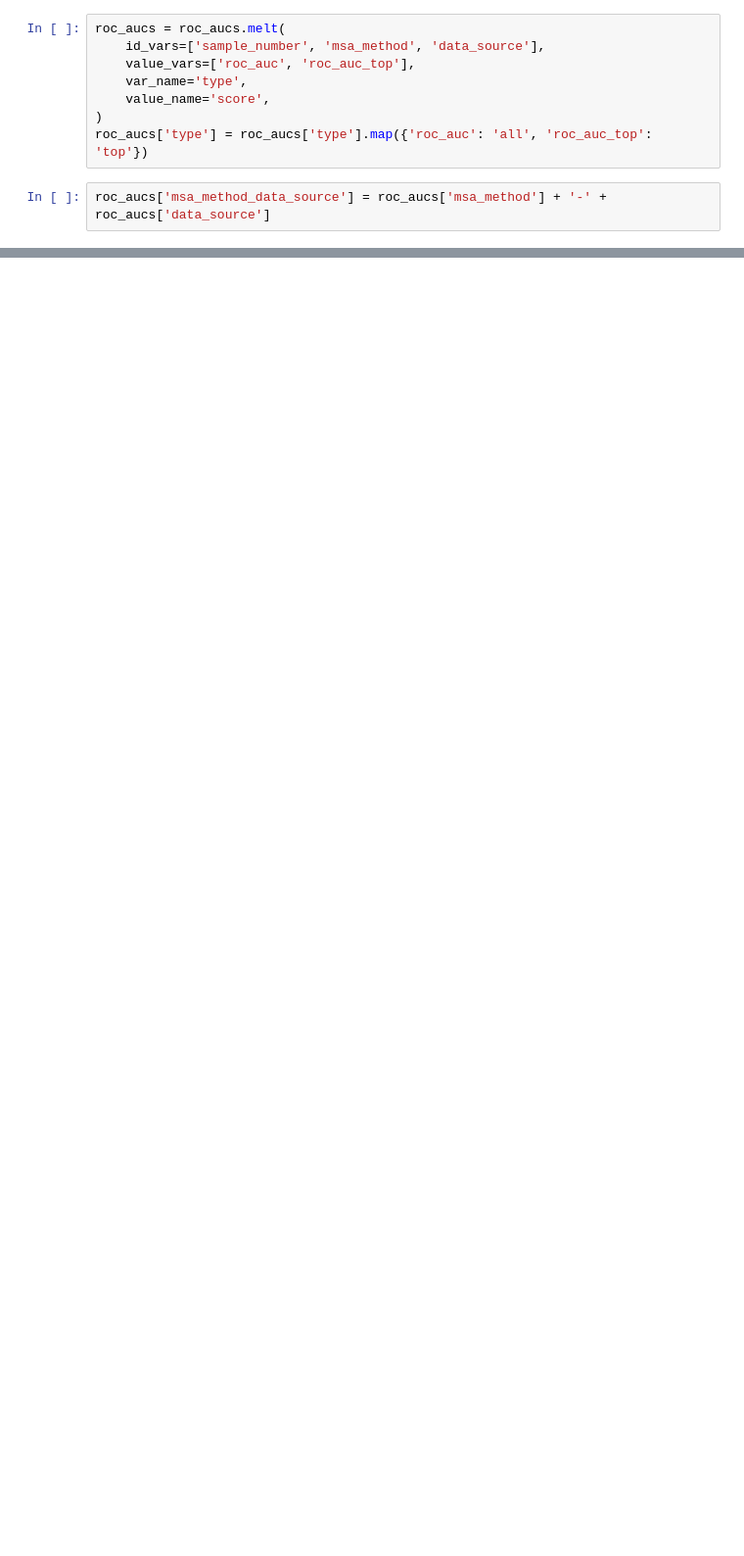
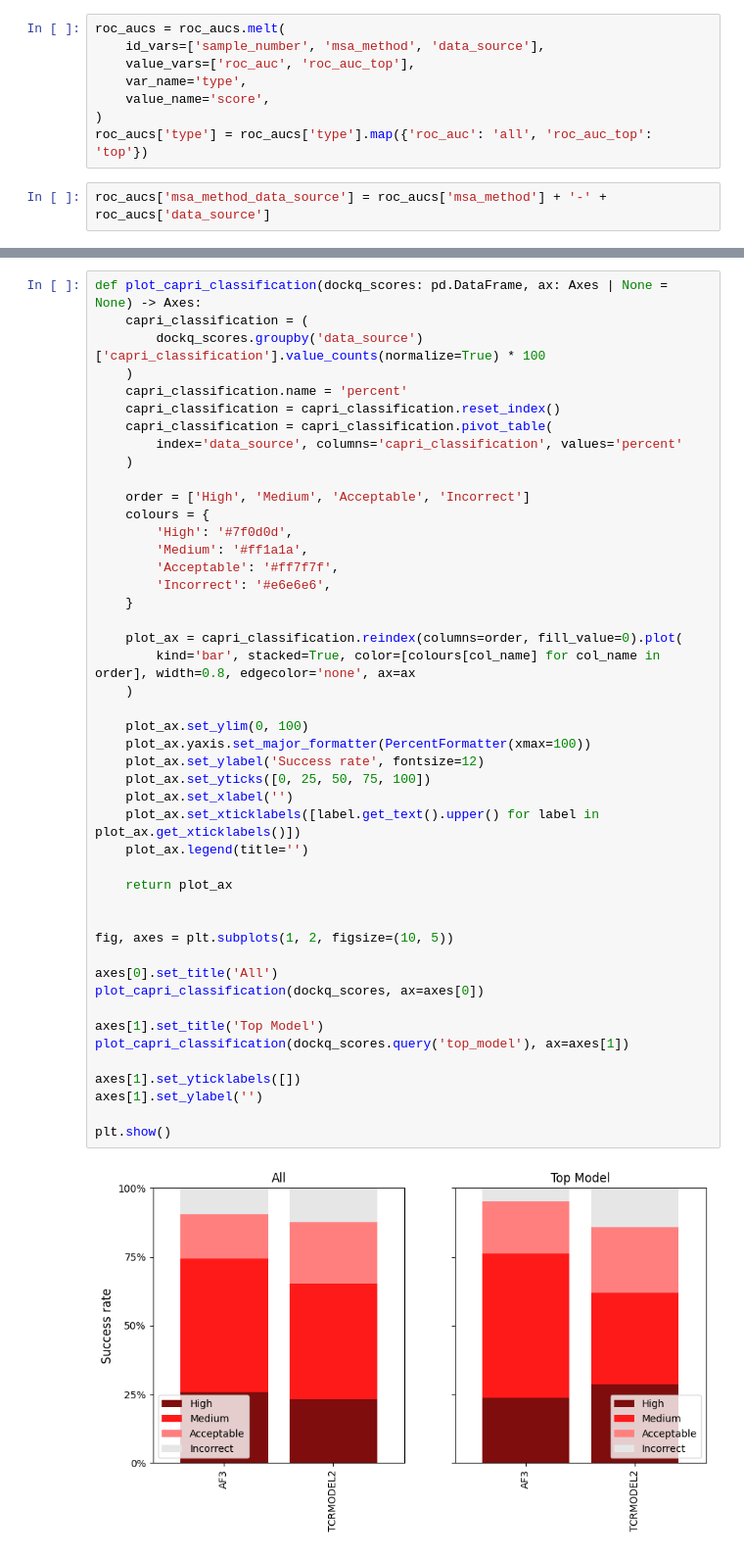
Before and after one commit to benjiemc/tcr-pmhc-predicted-structures, a Jupyter notebook: notebooks/compare_msa_generation.ipynb, the cells around one changed output, grey strips where cells are left out. Shown at 98% size. Saved outputs shown, nothing was run; the diff lists cells and outputs as text; blank space fills up the shorter version.

```diff
--- a/notebooks/compare_msa_generation.ipynb
+++ b/notebooks/compare_msa_generation.ipynb
@@ -249,0 +374,48 @@ msa_method_data_source:type  4.5988 2.0000 28.0000 0.0187
+# %%
+def plot_capri_classification(dockq_scores: pd.DataFrame, ax: Axes | None = None) -> Axes:
+    capri_classification = (
+        dockq_scores.groupby('data_source')['capri_classification'].value_counts(normalize=True) * 100
+    )
+    capri_classification.name = 'percent'
+    capri_classification = capri_classification.reset_index()
+    capri_classification = capri_classification.pivot_table(
+        index='data_source', columns='capri_classification', values='percent'
+    )
+
+    order = ['High', 'Medium', 'Acceptable', 'Incorrect']
+    colours = {
+        'High': '#7f0d0d',
+        'Medium': '#ff1a1a',
+        'Acceptable': '#ff7f7f',
+        'Incorrect': '#e6e6e6',
+    }
+
+    plot_ax = capri_classification.reindex(columns=order, fill_value=0).plot(
+        kind='bar', stacked=True, color=[colours[col_name] for col_name in order], width=0.8, edgecolor='none', ax=ax
+    )
+
+    plot_ax.set_ylim(0, 100)
+    plot_ax.yaxis.set_major_formatter(PercentFormatter(xmax=100))
+    plot_ax.set_ylabel('Success rate', fontsize=12)
+    plot_ax.set_yticks([0, 25, 50, 75, 100])
+    plot_ax.set_xlabel('')
+    plot_ax.set_xticklabels([label.get_text().upper() for label in plot_ax.get_xticklabels()])
+    plot_ax.legend(title='')
+
+    return plot_ax
+
+
+fig, axes = plt.subplots(1, 2, figsize=(10, 5))
+
+axes[0].set_title('All')
+plot_capri_classification(dockq_scores, ax=axes[0])
+
+axes[1].set_title('Top Model')
+plot_capri_classification(dockq_scores.query('top_model'), ax=axes[1])
+
+axes[1].set_yticklabels([])
+axes[1].set_ylabel('')
+
+plt.show()
+# %% [output]
+[figure, added]
```
Also changed, not shown: parts of 17 cells of this notebook, 3 other files.
